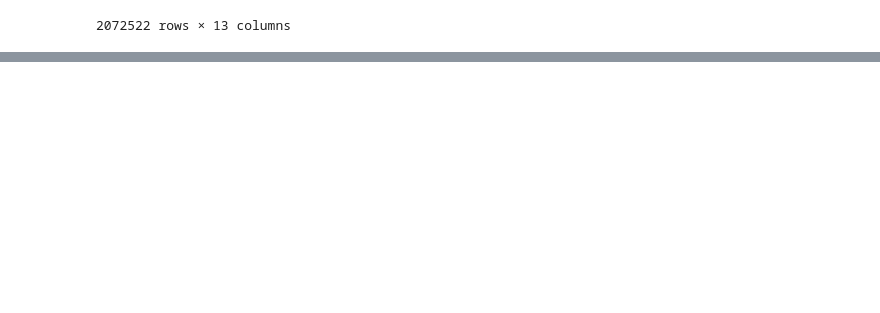
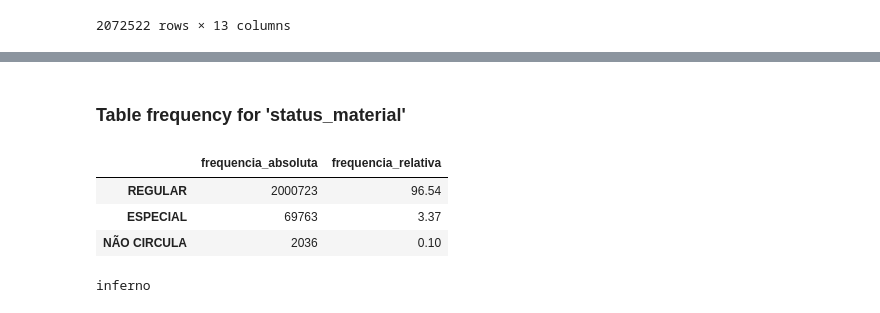
Before and after one commit to MateusViotto/Data-Analysis-with-Python-Pandas, a Jupyter notebook: 7DaysToCode_PythonPandas_Day1.ipynb, the cells around one changed output, grey strips where cells are left out. Cells and saved outputs as stored; diff of their text form; code cells hidden in the pictures; blank space fills up the shorter version.

```diff
--- a/7DaysToCode_PythonPandas_Day1.ipynb
+++ b/7DaysToCode_PythonPandas_Day1.ipynb
@@ -199,0 +289,13 @@ plt.show()
+# %% [markdown]
+### Table frequency for 'status_material'
+# %%
+display(tableFrequency('status_material'))
+# %% [output]
+|  | frequencia_absoluta | frequencia_relativa |
+| REGULAR | 2000723 | 96.54 |
+| ESPECIAL | 69763 | 3.37 |
+| NÃO CIRCULA | 2036 | 0.10 |
+# %%
+print("inferno")
+# %% [output]
+inferno
```
Also changed, not shown: parts of 26 cells of this notebook.
